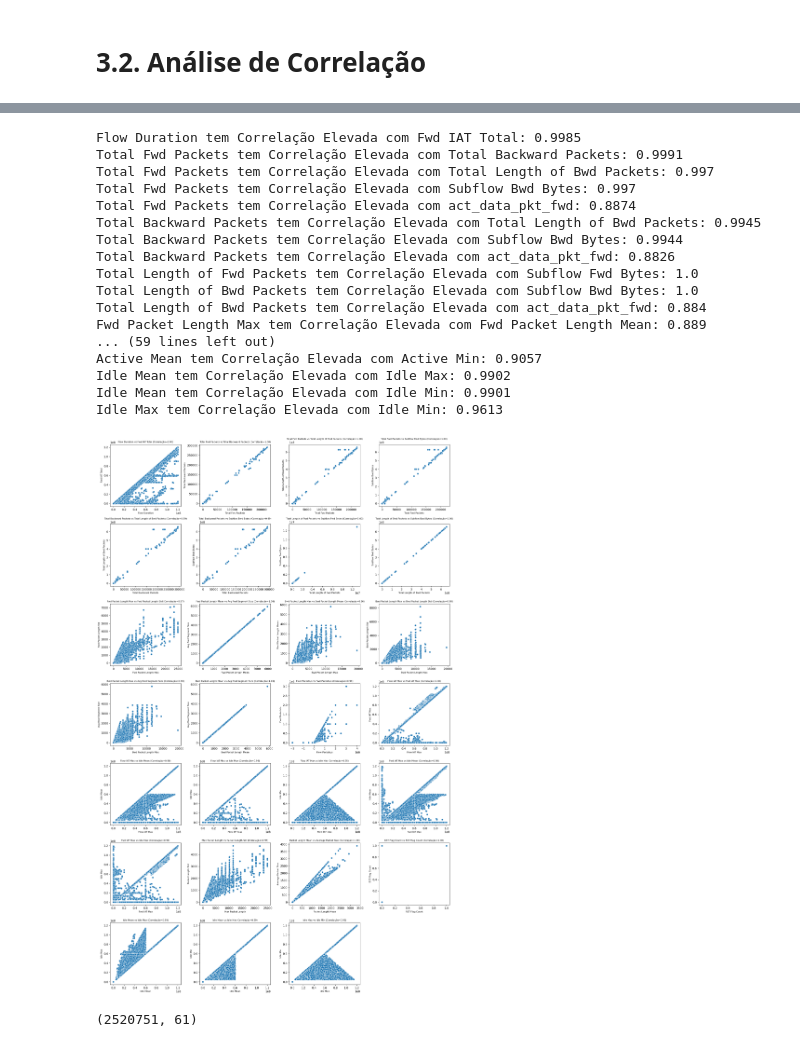
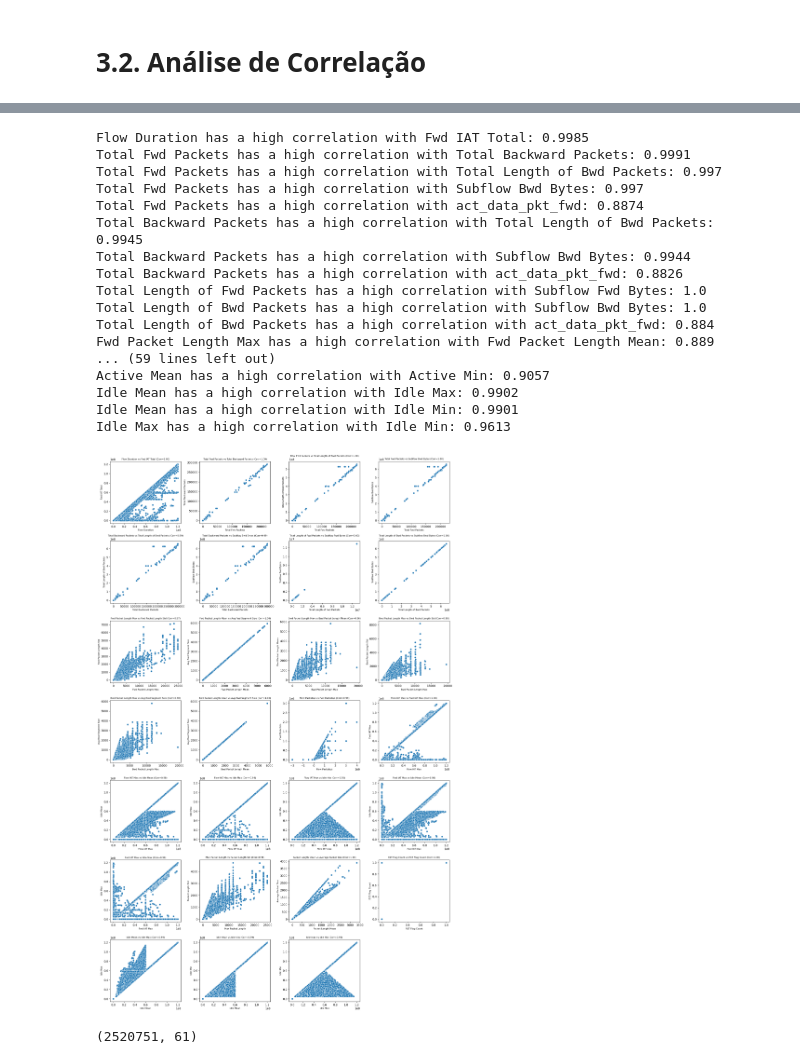
Before and after one commit to dani2308/scadatr, a Jupyter notebook: eda.ipynb, the cells around one changed output, grey strips where cells are left out. Saved outputs shown, nothing was run; the diff lists cells and outputs as text; code cells hidden in the pictures.

```diff
--- a/eda.ipynb
+++ b/eda.ipynb
@@ -288,8 +436,8 @@ A Coluna Flow Bytes/s: tem 1358 valores nulos, o que faz (0.05% de valores em fa
 # %% [markdown]
 # 2. Limpeza de Dados
 # %%
-#Remoção de Espaços em Branco
-col_name = {col: col.strip() for col in data.columns}
-data.rename(columns=col_name, inplace=True)
+# Removal of leading/trailing whitespace
+col_names = {col: col.strip() for col in data.columns}
+data.rename(columns = col_names, inplace = True)
 # %% [markdown]
 # 2.1. Dados Duplicados
@@ -493,24 +673,24 @@ Dada a falta de equilíbrio no Ds, consolidar estes dados pode ajudar no treino
 # %% [markdown]
 # 2.3.1. Agrupar Ataques
 # %%
-# Organizar os Ataques por Grupos
+# Mapping the attacks to the new group
 group_mapping = {
-    'BENIGN': 'Tráfego Normal',
+    'BENIGN': 'Normal Traffic',
     'DoS Hulk': 'DoS',
     'DDoS': 'DDoS',
+    'PortScan': 'Port Scanning',
     'DoS GoldenEye': 'DoS',
+    'FTP-Patator': 'Brute Force',
     'DoS slowloris': 'DoS',
     'DoS Slowhttptest': 'DoS',
-    'PortScan': 'Port Scanning',
-    'FTP-Patator': 'Brute Force',
     'SSH-Patator': 'Brute Force',
     'Bot': 'Bots',
-    'Web Attack Brute Force': 'Web Attack',
-    'Web Attack XSS': 'Web Attack',
-    'Web Attack Sql Injection': 'Web Attack',
-    'Infiltration': 'Infiltração',
-    'Heartbleed': 'Variados'
+    'Web Attack � Brute Force': 'Web Attacks',
+    'Web Attack � XSS': 'Web Attacks',
+    'Infiltration': 'Infiltration',
+    'Web Attack � Sql Injection': 'Web Attacks',
+    'Heartbleed': 'Miscellaneous'
 }
 
-# Mapear para um Novo Grupo
-data['Tipos de Ataque'] = data['Label'].map(group_mapping)
+# Map to new group column
+data['Attack Type'] = data['Label'].map(group_mapping)
@@ -534,6 +716,3 @@ data.drop(columns='Label', inplace=True)
 # 2.3.2. Remoção de Tipos de Ataques
 # %% [markdown]
 Vão ser removidos os ataques 'Inflitração' e 'Variados' pois, no futuro, podem ter consequências na fiabilidade do modelo.
-# %%
-# Remoção das linhas com Valores Irrelevantes
-data.drop(data[(data['Tipos de Ataque'] == 'Infiltração') | (data['Tipos de Ataque'] == 'Variados')].index, inplace=True)
@@ -552,0 +719,3 @@ Name: count, dtype: int64
+# %%
+# Removing rows with statistically irrelevant attack types
+data.drop(data[(data['Attack Type'] == 'Infiltration') | (data['Attack Type'] == 'Miscellaneous')].index, inplace=True)
@@ -593,53 +777,55 @@ high_corr = correlation_analysis(data, numeric_features)
 # %%
-# Apresentação dos Pares com Alta Correlação e Eliminação dos Pares com próxima Multiconinearidade
+# Printing the pairs with high correlation and isolating the near/perfect multicollinearity
 high_multicollinearity = []
 for item in high_corr:
-    print(f'{item[0]} tem Correlação Elevada com {item[1]}: {item[2].round(4)}')
+    print(f'{item[0]} has a high correlation with {item[1]}: {item[2].round(4)}')
     if item[2] >= 0.95:
         high_multicollinearity.append(item)
 # %% [output]
-Flow Duration tem Correlação Elevada com Fwd IAT Total: 0.9985
-Total Fwd Packets tem Correlação Elevada com Total Backward Packets: 0.9991
-Total Fwd Packets tem Correlação Elevada com Total Length of Bwd Packets: 0.997
-Total Fwd Packets tem Correlação Elevada com Subflow Bwd Bytes: 0.997
-Total Fwd Packets tem Correlação Elevada com act_data_pkt_fwd: 0.8874
-Total Backward Packets tem Correlação Elevada com Total Length of Bwd Packets: 0.9945
-Total Backward Packets tem Correlação Elevada com Subflow Bwd Bytes: 0.9944
-Total Backward Packets tem Correlação Elevada com act_data_pkt_fwd: 0.8826
-Total Length of Fwd Packets tem Correlação Elevada com Subflow Fwd Bytes: 1.0
-Total Length of Bwd Packets tem Correlação Elevada com Subflow Bwd Bytes: 1.0
-Total Length of Bwd Packets tem Correlação Elevada com act_data_pkt_fwd: 0.884
-Fwd Packet Length Max tem Correlação Elevada com Fwd Packet Length Mean: 0.889
+Flow Duration has a high correlation with Fwd IAT Total: 0.9985
+Total Fwd Packets has a high correlation with Total Backward Packets: 0.9991
+Total Fwd Packets has a high correlation with Total Length of Bwd Packets: 0.997
+Total Fwd Packets has a high correlation with Subflow Bwd Bytes: 0.997
+Total Fwd Packets has a high correlation with act_data_pkt_fwd: 0.8874
+Total Backward Packets has a high correlation with Total Length of Bwd Packets: 0.9945
+Total Backward Packets has a high correlation with Subflow Bwd Bytes: 0.9944
+Total Backward Packets has a high correlation with act_data_pkt_fwd: 0.8826
+Total Length of Fwd Packets has a high correlation with Subflow Fwd Bytes: 1.0
+Total Length of Bwd Packets has a high correlation with Subflow Bwd Bytes: 1.0
+Total Length of Bwd Packets has a high correlation with act_data_pkt_fwd: 0.884
+Fwd Packet Length Max has a high correlation with Fwd Packet Length Mean: 0.889
 ... (59 lines left out)
-Active Mean tem Correlação Elevada com Active Min: 0.9057
-Idle Mean tem Correlação Elevada com Idle Max: 0.9902
-Idle Mean tem Correlação Elevada com Idle Min: 0.9901
-Idle Max tem Correlação Elevada com Idle Min: 0.9613
+Active Mean has a high correlation with Active Min: 0.9057
+Idle Mean has a high correlation with Idle Max: 0.9902
+Idle Mean has a high correlation with Idle Min: 0.9901
+Idle Max has a high correlation with Idle Min: 0.9613
 # %%
-# Apresentação Gráfica com Elevada Correlação
+# Plotting the pairs with very high correlation for better visualization
+
 n_plots = len(high_multicollinearity)
 n_cols = 4
 n_rows = (n_plots + n_cols - 1) // n_cols
 
 fig, axes = plt.subplots(n_rows, n_cols, figsize=(18, n_rows * 4))
 axes = axes.flatten()
 
 for i, item in enumerate(high_multicollinearity):
     feature_x = item[0]
     feature_y = item[1]
     corr_value = item[2]
 
+    # Scatter plot
     sns.scatterplot(x=data[feature_x], y=data[feature_y], ax=axes[i])
-    axes[i].set_title(f'{feature_x} vs {feature_y} (Correlação={corr_value:.2f})', fontsize=8)
+    axes[i].set_title(f'{feature_x} vs {feature_y} (Corr={corr_value:.2f})', fontsize=8)
     axes[i].set_xlabel(feature_x, fontsize=8)
     axes[i].set_ylabel(feature_y, fontsize=8)
 
-# Esconder Gráficos Não Utilizados
+# Hide any unused subplots
 for j in range(len(high_multicollinearity), len(axes)):
     fig.delaxes(axes[j])
 
 plt.tight_layout()
 plt.show()
 # %% [output]
-[figure, old version]
+[figure, new version]
 # %%
```
Also changed, not shown: parts of 60 cells of this notebook.
